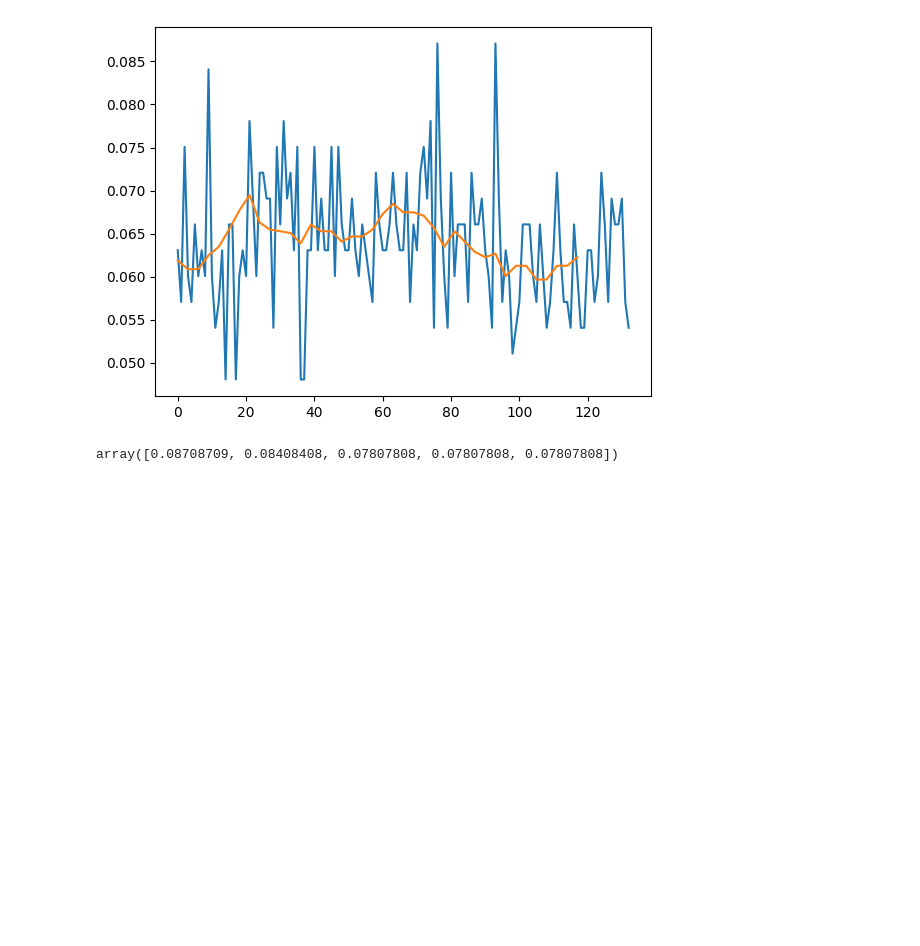
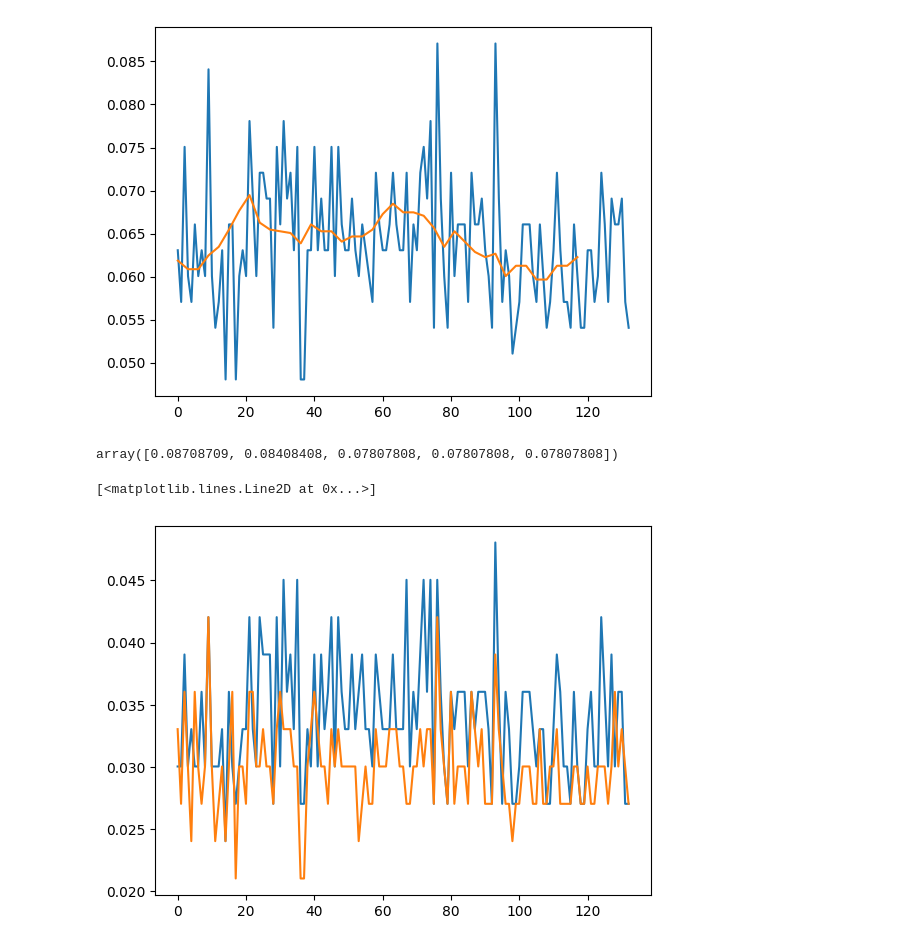
Before and after one commit to mulkr/pyPCG-toolbox, a Jupyter notebook: testing_sandbox.ipynb, the cells around one changed output. Cells and saved outputs as stored; diff of their text form; code cells hidden in the pictures; blank space fills up the shorter version.

Commit message:
Add feature group objects

```diff
--- a/testing_sandbox.ipynb
+++ b/testing_sandbox.ipynb
@@ -103,3 +118,14 @@ A = [0.06306306,0.05705706,0.07507508,0.06006006,0.05705706,0.06606607,0.0600600
 stats.max(np.array(A),k=5)
 # %% [output]
 array([0.08708709, 0.08408408, 0.07807808, 0.07807808, 0.07807808])
+# %%
+test_group = ftr.feature_group((ftr.ramp_time,        "onset",     "env"),
+                               (ftr.ramp_time,        "exit",      "env",{"type":"exit"}),
+                               (ftr.spectral_centroid,"fft_center","raw",{"nfft":1024}))
+
+A = test_group.run(normd,h_bp,st,en)
+plt.plot(A["onset"])
+plt.plot(A["exit"])
+# %% [output]
+[<matplotlib.lines.Line2D at 0x...>]
+[figure, added]
```
Also changed, not shown: parts of 1 cell of this notebook, 1 other file.
